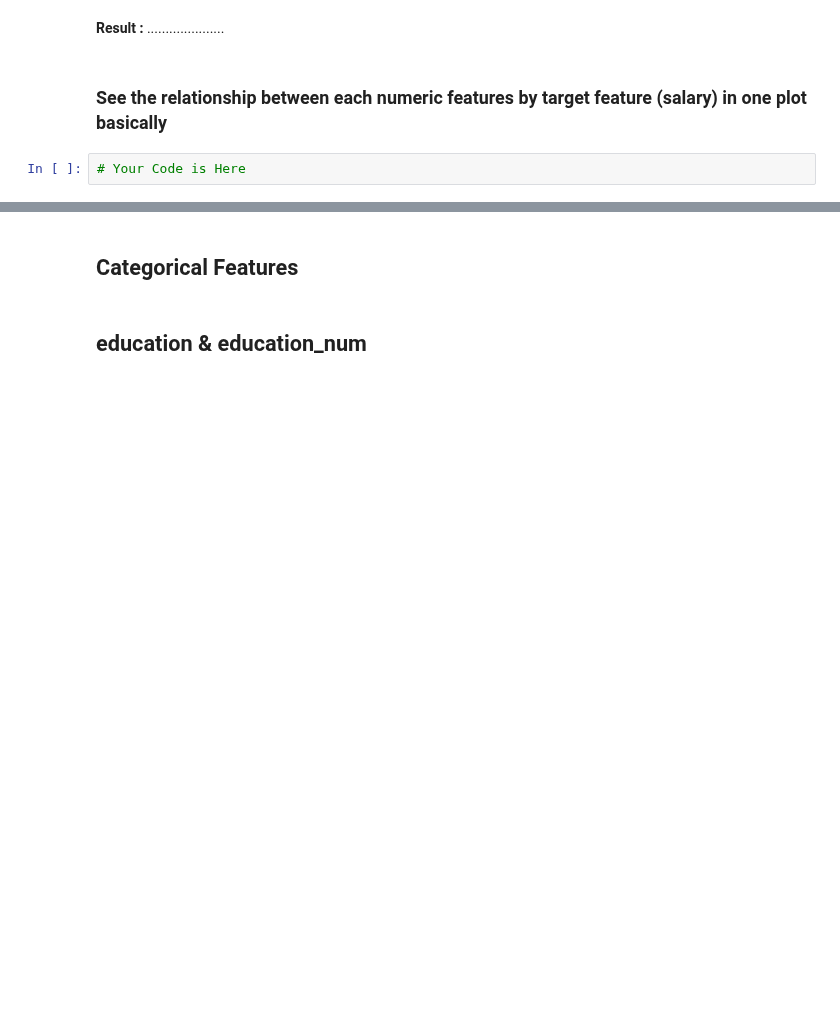
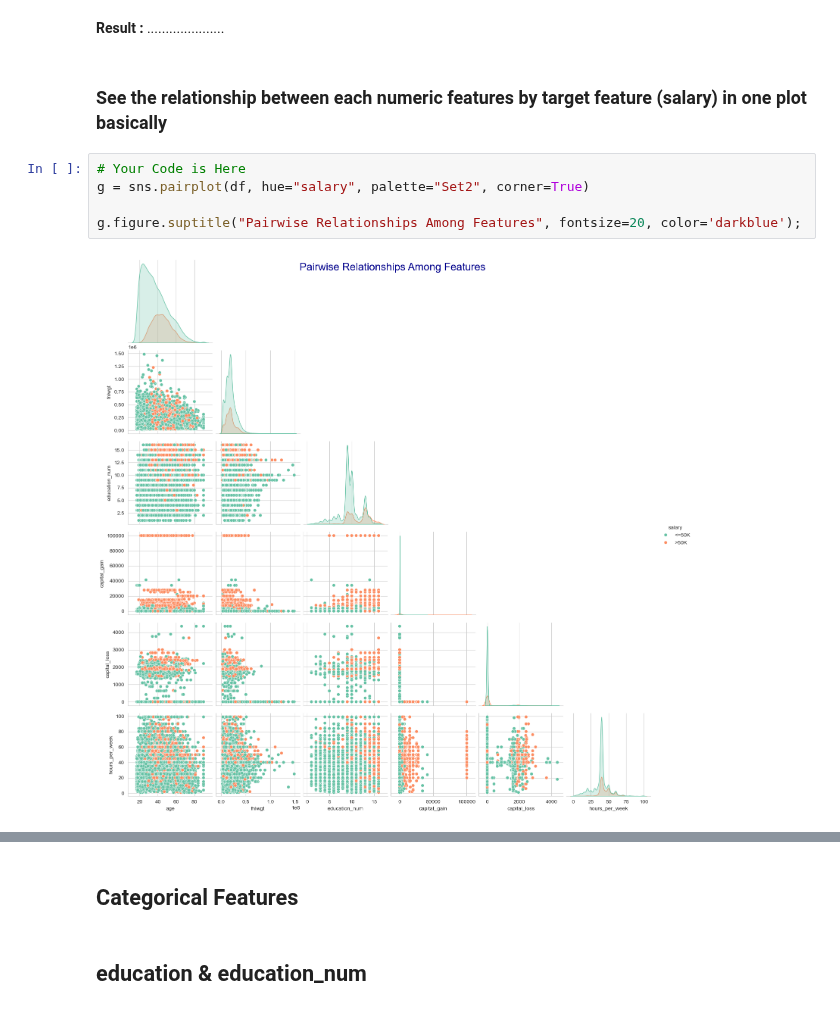
Before and after one commit to iceyisaak/clarusway_ds, a Jupyter notebook: DA _ DVwPy-EDA Project (Analyze US Citizens)-Student-V01_(with_desired_outputs).ipynb, the cells around one changed output, grey strips where cells are left out. Drawn from its saved outputs; the diff is of its cells as text; blank space fills up the shorter version.

```diff
--- a/DA _ DVwPy-EDA Project (Analyze US Citizens)-Student-V01_(with_desired_outputs).ipynb
+++ b/DA _ DVwPy-EDA Project (Analyze US Citizens)-Student-V01_(with_desired_outputs).ipynb
@@ -1143,8 +1153,13 @@ Desired Output:
 **Result :** .....................
 # %% [markdown]
 ### See the relationship between each numeric features by target feature (salary) in one plot basically
-# %%
-# Your Code is Here
+# %%
+# Your Code is Here
+g = sns.pairplot(df, hue="salary", palette="Set2", corner=True)
+
+g.figure.suptitle("Pairwise Relationships Among Features", fontsize=20, color='darkblue');
+# %% [output]
+[figure, added]
 # %% [markdown]
 Desired Output:
 
```
Also changed, not shown: parts of 25 cells of this notebook.
